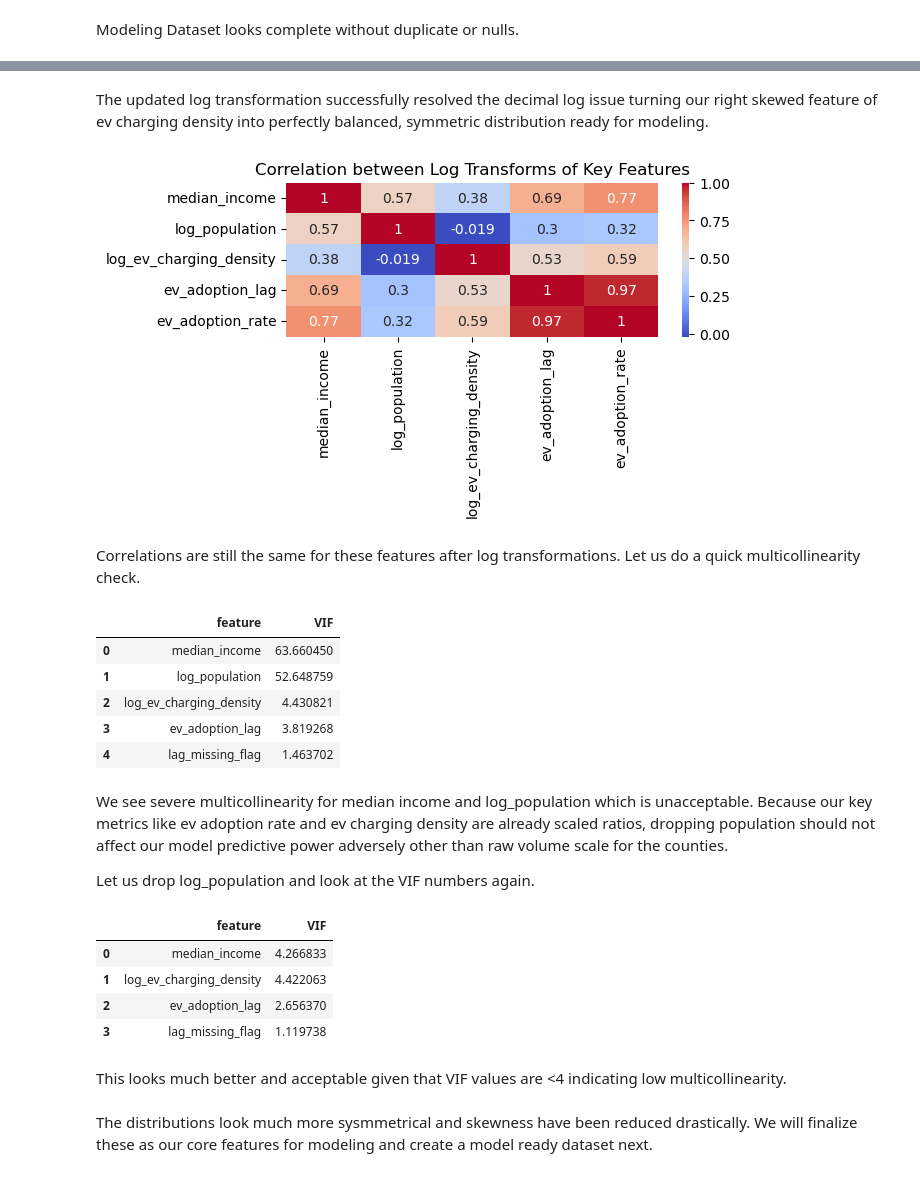
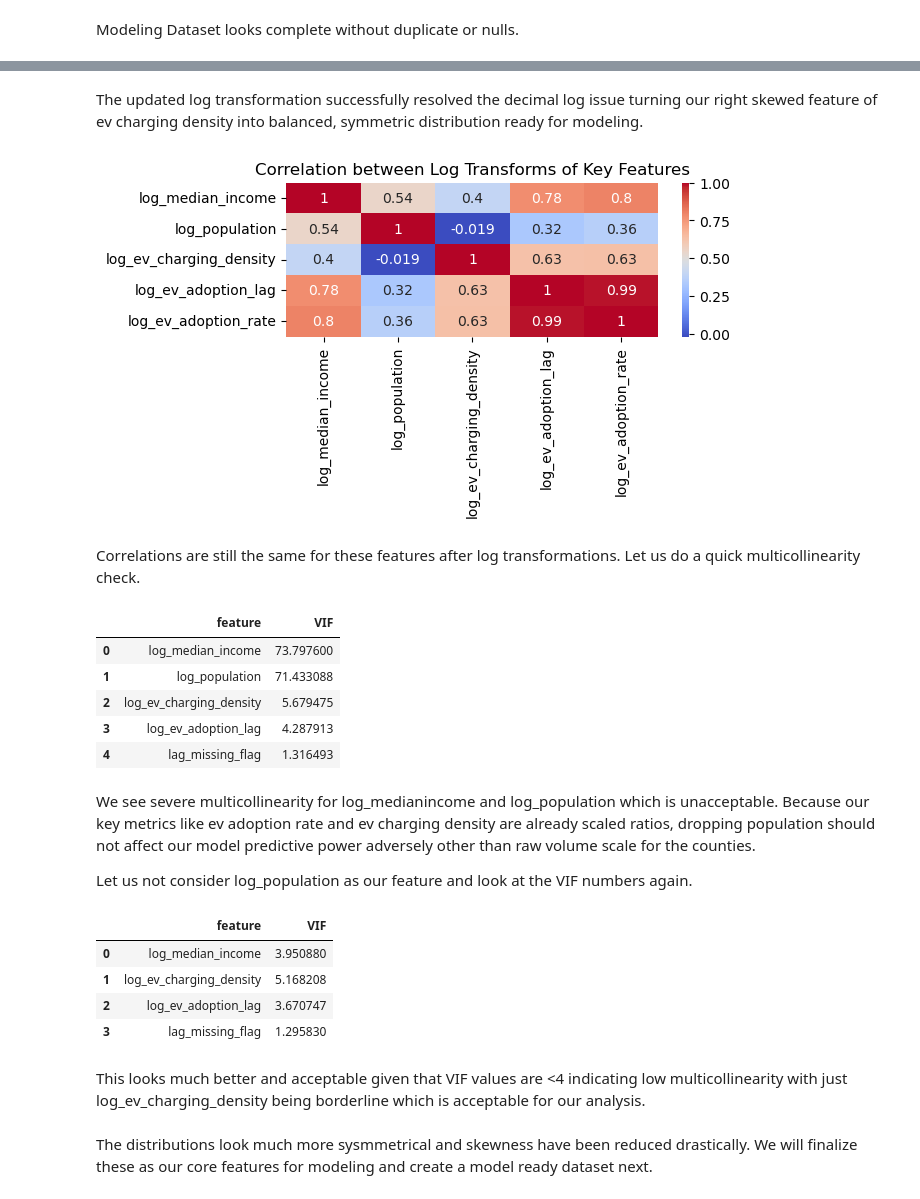
Before and after one commit to gawandesailee-lab/learndsp, a Jupyter notebook: Data Science Capstone 3 Project/notebooks/03_Exploratory_Data_Analysis.ipynb, the cells around one changed output, grey strips where cells are left out. Saved outputs shown, nothing was run; the diff lists cells and outputs as text; code cells hidden in the pictures.

```diff
--- a/Data Science Capstone 3 Project/notebooks/03_Exploratory_Data_Analysis.ipynb
+++ b/Data Science Capstone 3 Project/notebooks/03_Exploratory_Data_Analysis.ipynb
@@ -407,6 +407,7 @@ ev_modeling_df = ev_adoption_df.drop(columns=[ 'total_registered_vehicles',
                                               'cafv_eligibility_rate',
                                               'ev_charging_stations',
                                               'ev_growth_rate',
+                                              'has_growth',
                                               'new_ev_purchase_ratio',
                                               'income_per_vehicle',
                                               'high_adoption',
@@ -452,6 +453,9 @@ We previously saw that our core features of population, ev_charging_density were
 # %%
 #creating columns with log transforms on core features for modeling
 ev_modeling_df['log_population']=np.log1p(ev_modeling_df['population'])
+ev_modeling_df['log_median_income']=np.log1p(ev_modeling_df['median_income'])
 ev_modeling_df['log_ev_charging_density']=np.log1p(ev_modeling_df['ev_charging_density'])
+ev_modeling_df['log_ev_adoption_lag']=np.log1p(ev_modeling_df['ev_adoption_lag'])
+ev_modeling_df['log_ev_adoption_rate']=np.log1p(ev_modeling_df['ev_adoption_rate'])
 # %%
 #lets look at the distributions after log transforms
@@ -469,4 +472,6 @@ log_ev_charging_density is still a left skewed distribution. To force the log tr
 # %%
-ev_modeling_df['log_ev_charging_density']=np.log1p(ev_modeling_df['ev_charging_density']*10000)
+ev_modeling_df['log_ev_charging_density']=np.log1p(100*ev_modeling_df['ev_charging_density'])
+ev_modeling_df['log_ev_adoption_rate']=np.log1p(ev_modeling_df['ev_adoption_rate'])
+ev_modeling_df['log_ev_adoption_lag']=np.log1p(ev_modeling_df['ev_adoption_lag'])
 # %%
 #lets look at the distributions again
@@ -480,28 +486,28 @@ _=ev_modeling_df[['median_income',
 # %% [markdown]
-The updated log transformation successfully resolved the decimal log issue turning our right skewed feature of ev charging density into perfectly balanced, symmetric distribution ready for modeling.
+The updated log transformation successfully resolved the decimal log issue turning our right skewed feature of ev charging density into balanced, symmetric distribution ready for modeling.
 # %%
 #quick correlations check for 1st feature set (to model ev adoption rate)
 #heatmap for core features
-corr_matrix_log=ev_modeling_df[['median_income',
+corr_matrix_log=ev_modeling_df[['log_median_income',
                           'log_population',
                           'log_ev_charging_density',
-                          'ev_adoption_lag',
-                          'ev_adoption_rate'
+                          'log_ev_adoption_lag',
+                          'log_ev_adoption_rate'
                          ]].corr()
 plt.figure(figsize=(6,2))
 sns.heatmap(corr_matrix_log, annot=True, cmap='coolwarm')
 plt.title("Correlation between Log Transforms of Key Features")
 plt.show()
 # %% [output]
-[figure, old version]
+[figure, new version]
 # %% [markdown]
 Correlations are still the same for these features after log transformations. Let us do a quick multicollinearity check.
 # %%
-cols = ['median_income', # Strongest demographic predictor (0.767)
+cols = ['log_median_income', # Strongest demographic predictor (0.767)
  # Captures county scale/size
         'log_population',
         'log_ev_charging_density', # Strong infrastructure proxy
-        'ev_adoption_lag', # Strongest momentum predictor (0.967)
+        'log_ev_adoption_lag', # Strongest momentum predictor (0.967)
         'lag_missing_flag' # Crucial 2017 adoption lag missing flag to inform models
        ]
 
@@ -514,19 +520,19 @@ ev_modeling_vif["VIF"] = [variance_inflation_factor(vif.values, i) for i in rang
 ev_modeling_vif
 # %% [output]
 |  | feature | VIF |
-| 0 | median_income | 63.660450 |
-| 1 | log_population | 52.648759 |
-| 2 | log_ev_charging_density | 4.430821 |
-| 3 | ev_adoption_lag | 3.819268 |
-| 4 | lag_missing_flag | 1.463702 |
+| 0 | log_median_income | 73.797600 |
+| 1 | log_population | 71.433088 |
+| 2 | log_ev_charging_density | 5.679475 |
+| 3 | log_ev_adoption_lag | 4.287913 |
+| 4 | lag_missing_flag | 1.316493 |
 # %% [markdown]
-We see severe multicollinearity for median income and log_population which is unacceptable. Because our key metrics like ev adoption rate and ev charging density are already scaled ratios, dropping population should not affect our model predictive power adversely other than raw volume scale for the counties.
+We see severe multicollinearity for log_medianincome and log_population which is unacceptable. Because our key metrics like ev adoption rate and ev charging density are already scaled ratios, dropping population should not affect our model predictive power adversely other than raw volume scale for the counties.
 
-Let us drop log_population and look at the VIF numbers again.
+Let us not consider log_population as our feature and look at the VIF numbers again.
 # %%
-cols = ['median_income', # Strongest demographic predictor (0.767)
+cols = ['log_median_income', # Strongest demographic predictor (0.767)
         'log_ev_charging_density', # Strong infrastructure proxy
-        'ev_adoption_lag', # Strongest momentum predictor (0.967)
+        'log_ev_adoption_lag', # Strongest momentum predictor (0.967)
         'lag_missing_flag' # Crucial 2017 adoption lag missing flag to inform models
        ]
 
@@ -539,12 +545,12 @@ ev_modeling_vif["VIF"] = [variance_inflation_factor(vif.values, i) for i in rang
 ev_modeling_vif
 # %% [output]
 |  | feature | VIF |
-| 0 | median_income | 4.266833 |
-| 1 | log_ev_charging_density | 4.422063 |
-| 2 | ev_adoption_lag | 2.656370 |
-| 3 | lag_missing_flag | 1.119738 |
+| 0 | log_median_income | 3.950880 |
+| 1 | log_ev_charging_density | 5.168208 |
+| 2 | log_ev_adoption_lag | 3.670747 |
+| 3 | lag_missing_flag | 1.295830 |
 # %% [markdown]
-This looks much better and acceptable given that VIF values are <4 indicating low multicollinearity.
+This looks much better and acceptable given that VIF values are <4 indicating low multicollinearity with just log_ev_charging_density being borderline which is acceptable for our analysis.
 # %% [markdown]
 The distributions look much more sysmmetrical and skewness have been reduced drastically. We will finalize these as our core features for modeling and create a model ready dataset next.
 # %%
```
Also changed, not shown: parts of 18 cells of this notebook, 2 other files.
